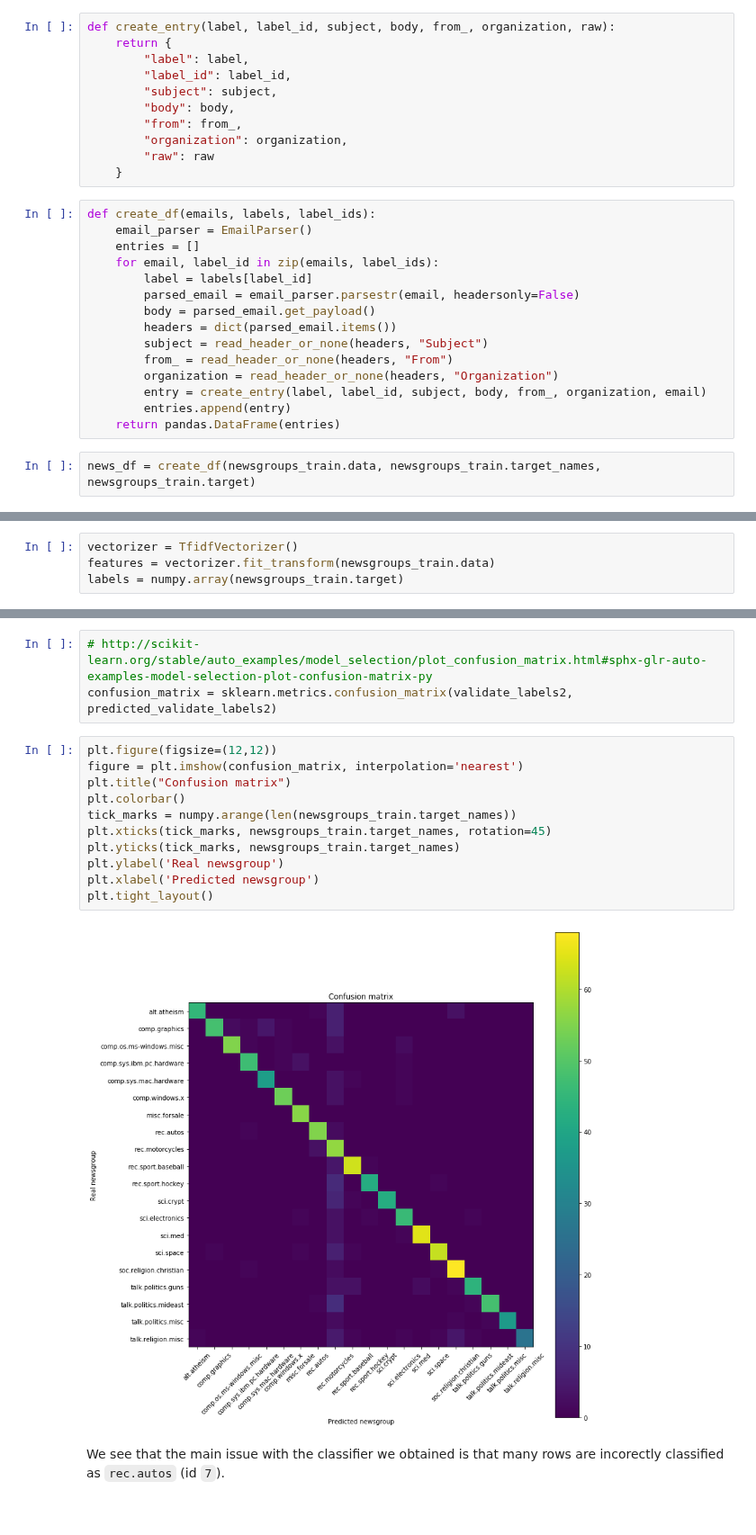
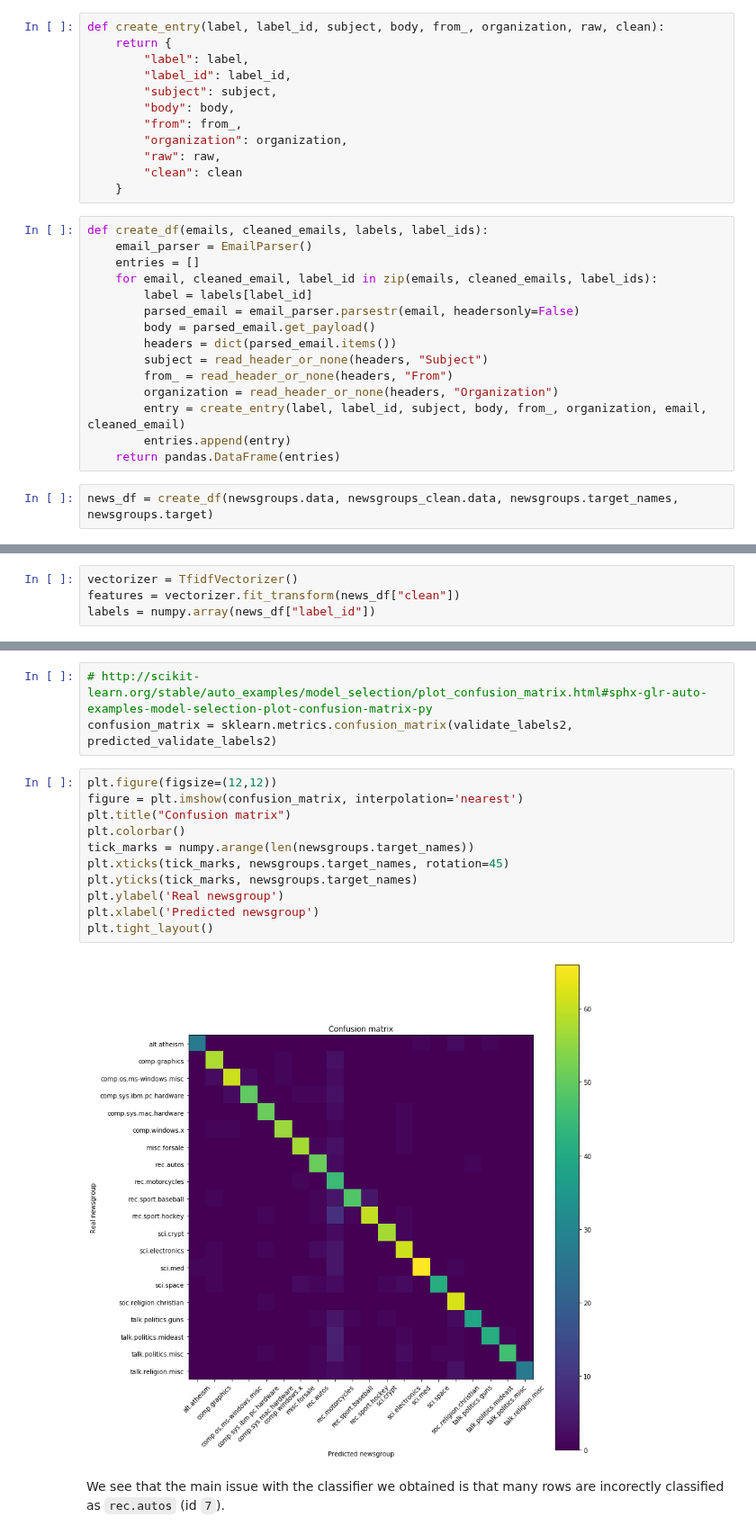
Before and after one commit to ImLemni/ada-epfl, a Jupyter notebook: 04-Applied_ML/partie2.ipynb, the cells around one changed output, grey strips where cells are left out. Shown at 90% size. Drawn from its saved outputs; the diff is of its cells as text.

```diff
--- a/04-Applied_ML/partie2.ipynb
+++ b/04-Applied_ML/partie2.ipynb
@@ -95,7 +95,7 @@ def read_header_or_none(headers, name):
         return headers[name]
     return None
 # %%
-def create_entry(label, label_id, subject, body, from_, organization, raw):
+def create_entry(label, label_id, subject, body, from_, organization, raw, clean):
     return {
         "label": label,
         "label_id": label_id,
@@ -103,13 +103,14 @@ def create_entry(label, label_id, subject, body, from_, organization, raw):
         "body": body,
         "from": from_,
         "organization": organization,
-        "raw": raw
+        "raw": raw,
+        "clean": clean
     }
 # %%
-def create_df(emails, labels, label_ids):
+def create_df(emails, cleaned_emails, labels, label_ids):
     email_parser = EmailParser()
     entries = []
-    for email, label_id in zip(emails, label_ids):
+    for email, cleaned_email, label_id in zip(emails, cleaned_emails, label_ids):
         label = labels[label_id]
         parsed_email = email_parser.parsestr(email, headersonly=False)
         body = parsed_email.get_payload()
@@ -117,9 +118,9 @@ def create_df(emails, labels, label_ids):
         subject = read_header_or_none(headers, "Subject")
         from_ = read_header_or_none(headers, "From")
         organization = read_header_or_none(headers, "Organization")
-        entry = create_entry(label, label_id, subject, body, from_, organization, email)
+        entry = create_entry(label, label_id, subject, body, from_, organization, email, cleaned_email)
         entries.append(entry)
     return pandas.DataFrame(entries)
 # %%
-news_df = create_df(newsgroups_train.data, newsgroups_train.target_names, newsgroups_train.target)
+news_df = create_df(newsgroups.data, newsgroups_clean.data, newsgroups.target_names, newsgroups.target)
 # %%
@@ -152,7 +144,7 @@ newsgroups_train.data[0]
 # %%
 vectorizer = TfidfVectorizer()
-features = vectorizer.fit_transform(newsgroups_train.data)
-labels = numpy.array(newsgroups_train.target)
+features = vectorizer.fit_transform(news_df["clean"])
+labels = numpy.array(news_df["label_id"])
 # %%
 features.shape
 # %% [output]
@@ -335,16 +336,16 @@ confusion_matrix = sklearn.metrics.confusion_matrix(validate_labels2, predicted_
 # %%
 plt.figure(figsize=(12,12))
 figure = plt.imshow(confusion_matrix, interpolation='nearest')
 plt.title("Confusion matrix")
 plt.colorbar()
-tick_marks = numpy.arange(len(newsgroups_train.target_names))
-plt.xticks(tick_marks, newsgroups_train.target_names, rotation=45)
-plt.yticks(tick_marks, newsgroups_train.target_names)
+tick_marks = numpy.arange(len(newsgroups.target_names))
+plt.xticks(tick_marks, newsgroups.target_names, rotation=45)
+plt.yticks(tick_marks, newsgroups.target_names)
 plt.ylabel('Real newsgroup')
 plt.xlabel('Predicted newsgroup')
 plt.tight_layout()
 # %% [output]
-[figure, old version]
+[figure, new version]
 # %% [markdown]
 We see that the main issue with the classifier we obtained is that many rows are incorectly classified as `rec.autos` (id `7`).
 # %%
```
Also changed, not shown: parts of 23 cells of this notebook.
